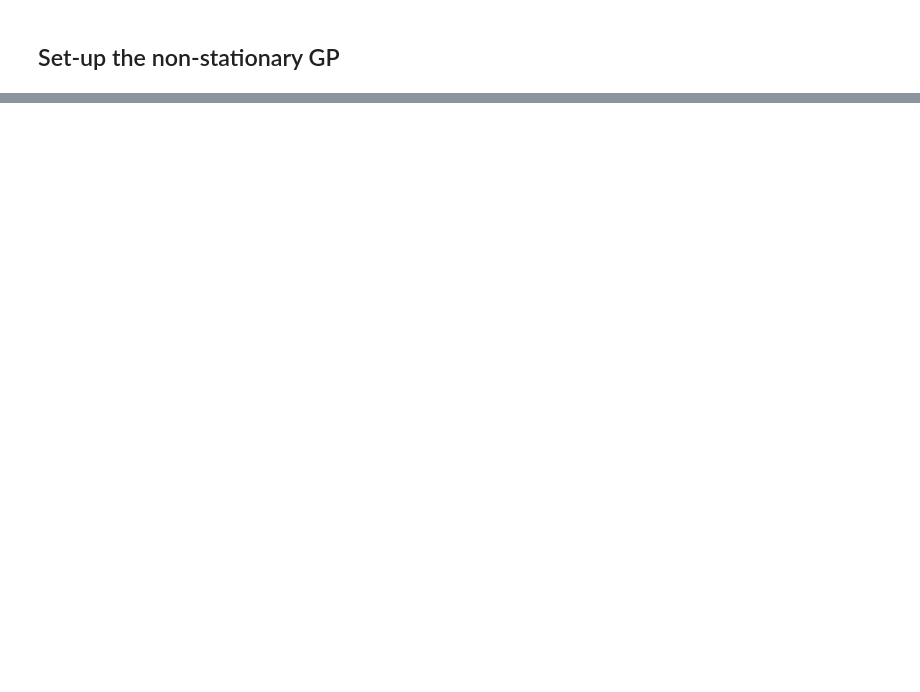
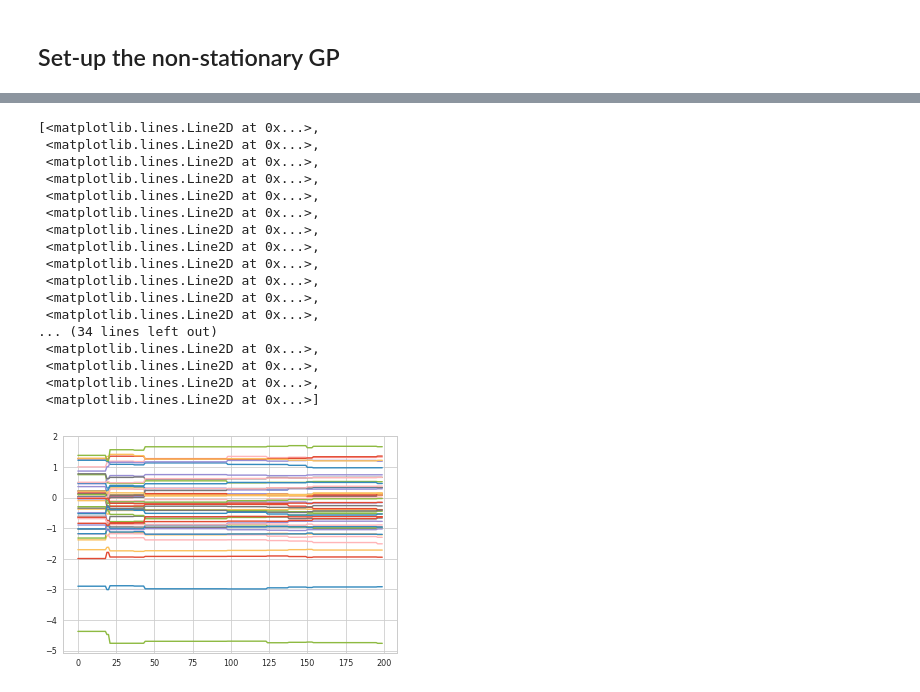
Before and after one commit to ctorney/moveNSGP, a Jupyter notebook: fitSheep.ipynb, the cells around one changed output, grey strips where cells are left out. Cells and saved outputs as stored; diff of their text form; code cells hidden in the pictures; blank space fills up the shorter version.

Commit message:
adaptive MALA

```diff
--- a/fitSheep.ipynb
+++ b/fitSheep.ipynb
@@ -205,0 +597,34 @@ plt.show()
+# %%
+
+
+def to_numpy(params):
+    return np.hstack([mk.numpy() for mk in params])
+
+def set_state(array):
+    for a, b in zip(np.split(array,[25]), mover_hmc.kernel_params):
+        b.assign(a)
+    return
+
+
+def drift(x):
+    delta = 10
+    set_state(x)
+
+    with tf.GradientTape() as t:
+        logpdf = mover_hmc.log_posterior(*mover_hmc.kernel_params)
+
+    gradients = t.gradient(logpdf, mover_hmc.kernel_params)
+    grad_log_pdf_x = to_numpy(gradients)
+
+
+    return delta * grad_log_pdf_x / max(delta, np.linalg.norm(grad_log_pdf_x))
+
+def log_pdf(x):
+    set_state(x)
+    return mover_hmc.log_posterior(*mover_hmc.kernel_params)
+# %%
+initial_state=np.hstack([opt_ls_v,opt_amp_v])
+
+adapt_t_mala_model = AdaptiveMALA(drift=drift,log_pdf=log_pdf, state= initial_state,sigma_0=1)
+# %%
+amala_samples = adapt_t_mala_model.run_sampler(500,0,1)
@@ -205,0 +651,21 @@ plt.show()
+# %%
+plt.plot(amala_samples[:,:])
+# %% [output]
+[<matplotlib.lines.Line2D at 0x...>,
+ <matplotlib.lines.Line2D at 0x...>,
+ <matplotlib.lines.Line2D at 0x...>,
+ <matplotlib.lines.Line2D at 0x...>,
+ <matplotlib.lines.Line2D at 0x...>,
+ <matplotlib.lines.Line2D at 0x...>,
+ <matplotlib.lines.Line2D at 0x...>,
+ <matplotlib.lines.Line2D at 0x...>,
+ <matplotlib.lines.Line2D at 0x...>,
+ <matplotlib.lines.Line2D at 0x...>,
+ <matplotlib.lines.Line2D at 0x...>,
+ <matplotlib.lines.Line2D at 0x...>,
+... (34 lines left out)
+ <matplotlib.lines.Line2D at 0x...>,
+ <matplotlib.lines.Line2D at 0x...>,
+ <matplotlib.lines.Line2D at 0x...>,
+ <matplotlib.lines.Line2D at 0x...>]
+[figure, added]
```
Also changed, not shown: parts of 128 cells of this notebook.
